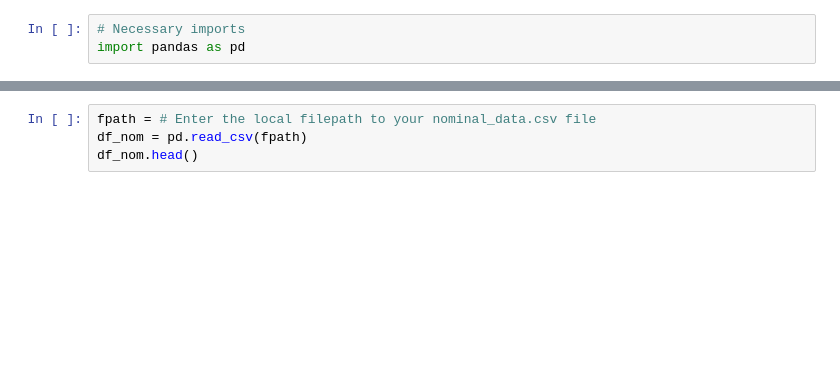
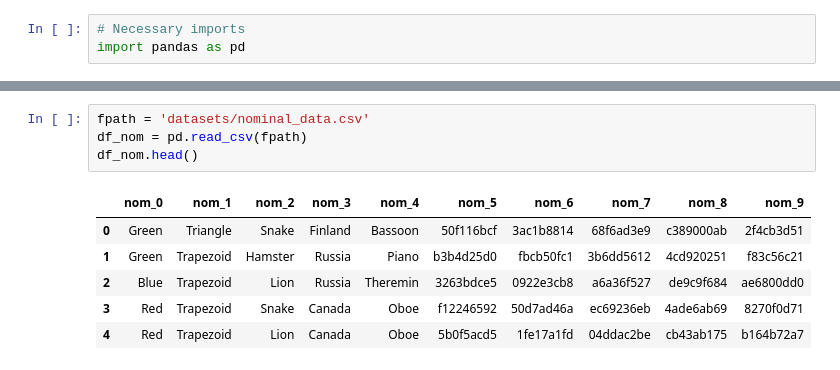
Before and after one commit to INEDataScience/hands-on-feature-encodings, a Jupyter notebook: Project.ipynb, the cells around one changed output, grey strips where cells are left out. Drawn from its saved outputs; the diff is of its cells as text; blank space fills up the shorter version.

```diff
--- a/Project.ipynb
+++ b/Project.ipynb
@@ -26,9 +60,16 @@ df_binary['bin_4_num'] = # Fill in your code here
 
 ## Nominal/Multi-category/Discrete Encoding
 # %%
-fpath = # Enter the local filepath to your nominal_data.csv file
+fpath = 'datasets/nominal_data.csv'
 df_nom = pd.read_csv(fpath)
 df_nom.head()
+# %% [output]
+|  | nom_0 | nom_1 | nom_2 | nom_3 | nom_4 | nom_5 | nom_6 | nom_7 | nom_8 | nom_9 |
+| 0 | Green | Triangle | Snake | Finland | Bassoon | 50f116bcf | 3ac1b8814 | 68f6ad3e9 | c389000ab | 2f4cb3d51 |
+| 1 | Green | Trapezoid | Hamster | Russia | Piano | b3b4d25d0 | fbcb50fc1 | 3b6dd5612 | 4cd920251 | f83c56c21 |
+| 2 | Blue | Trapezoid | Lion | Russia | Theremin | 3263bdce5 | 0922e3cb8 | a6a36f527 | de9c9f684 | ae6800dd0 |
+| 3 | Red | Trapezoid | Snake | Canada | Oboe | f12246592 | 50d7ad46a | ec69236eb | 4ade6ab69 | 8270f0d71 |
+| 4 | Red | Trapezoid | Lion | Canada | Oboe | 5b0f5acd5 | 1fe17a1fd | 04ddac2be | cb43ab175 | b164b72a7 |
 # %%
 # Dummy encode nom_1
 # Fill in your code here
```
Also changed, not shown: parts of 19 cells of this notebook.
